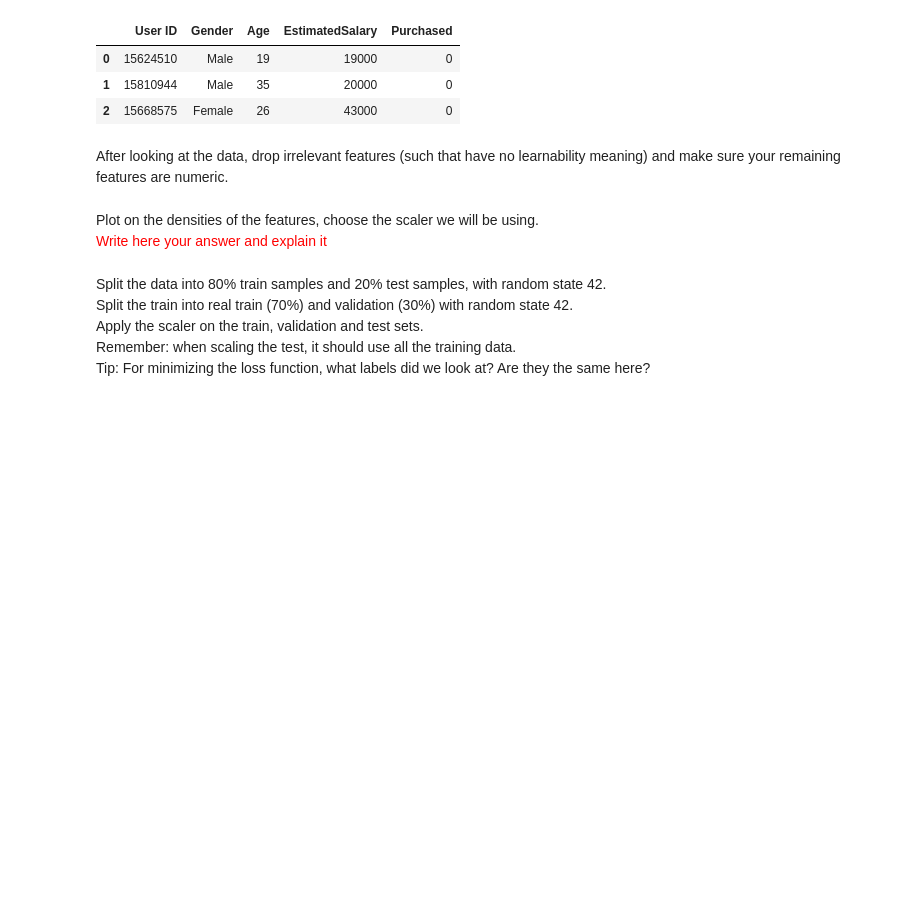
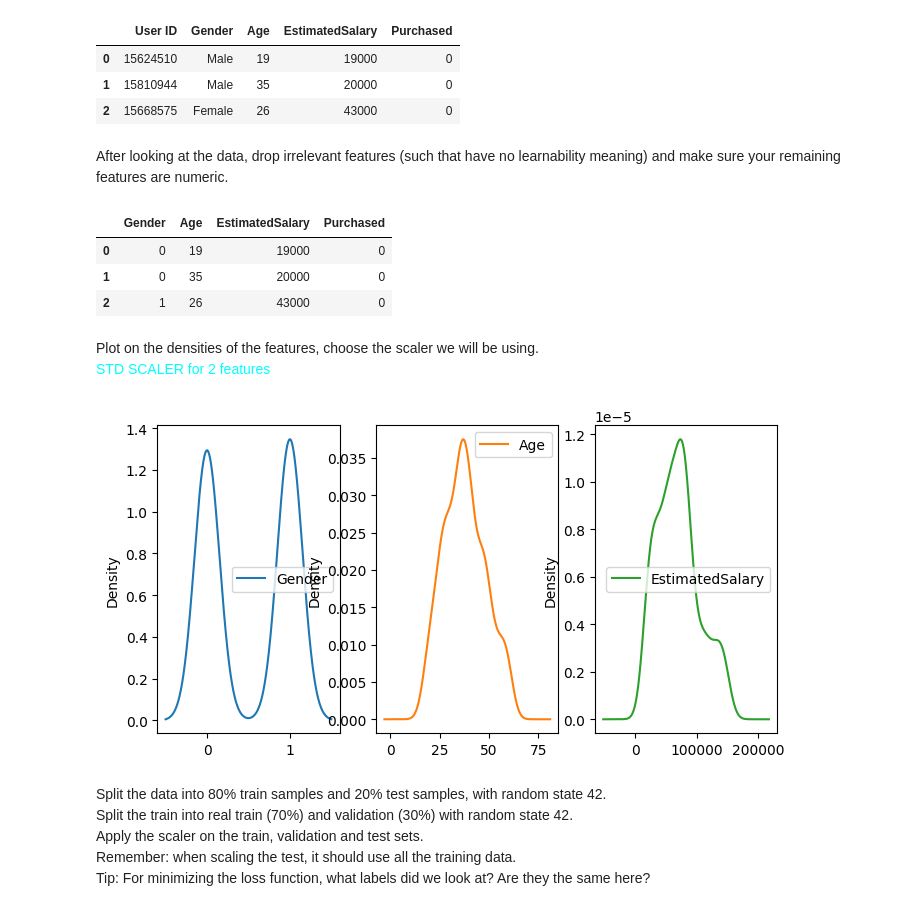
Before and after one commit to ordinary813/ordinaryLib, a Jupyter notebook: Machine learning/HW2/HW2.ipynb, the cells around one changed output. Drawn from its saved outputs; the diff is of its cells as text; code cells hidden in the pictures; blank space fills up the shorter version.

```diff
--- a/Machine learning/HW2/HW2.ipynb
+++ b/Machine learning/HW2/HW2.ipynb
@@ -91,6 +91,13 @@ df = df.drop(['User ID'], axis=1)
 genders = ['Male','Female']
 for idx, gender in enumerate(genders):
   df['Gender'] = df['Gender'].replace({gender: idx})
+
+df.head(3)
+# %% [output]
+|  | Gender | Age | EstimatedSalary | Purchased |
+| 0 | 0 | 19 | 19000 | 0 |
+| 1 | 0 | 35 | 20000 | 0 |
+| 2 | 1 | 26 | 43000 | 0 |
 # %% [markdown]
 Plot on the densities of the features, choose the scaler we will be using.<br/>
-<font color='red'>Write here your answer and explain it</font>
+<font color='aqua'>STD SCALER for 2 features</font>
@@ -100,3 +104,10 @@ from sklearn.model_selection import train_test_split
+# %%
+from sklearn.model_selection import train_test_split
+
+df.drop(['Purchased'],axis=1).plot(kind='density', subplots=True, layout=(1,3), figsize=(8, 4), sharex=False)
+plt.show()
+# %% [output]
+[figure, added]
 # %% [markdown]
 Split the data into 80% train samples and 20% test samples, with random state 42. <br/>
 Split the train into real train (70%) and validation (30%) with random state 42. <br/>
```
Also changed, not shown: parts of 1 cell of this notebook, 1 other file.
